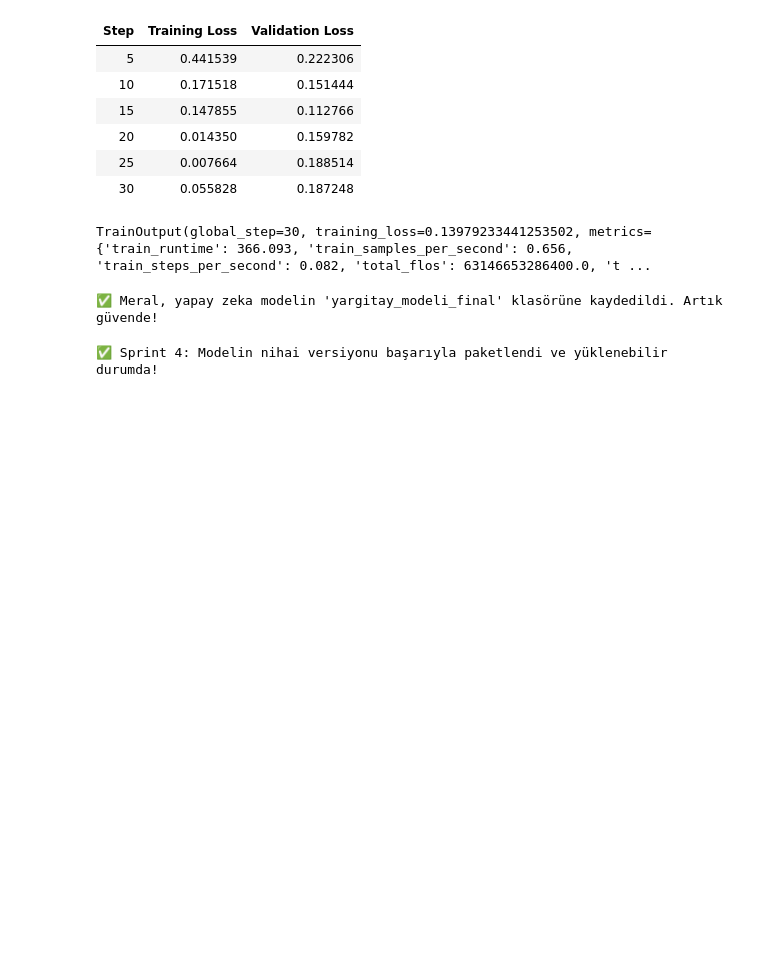
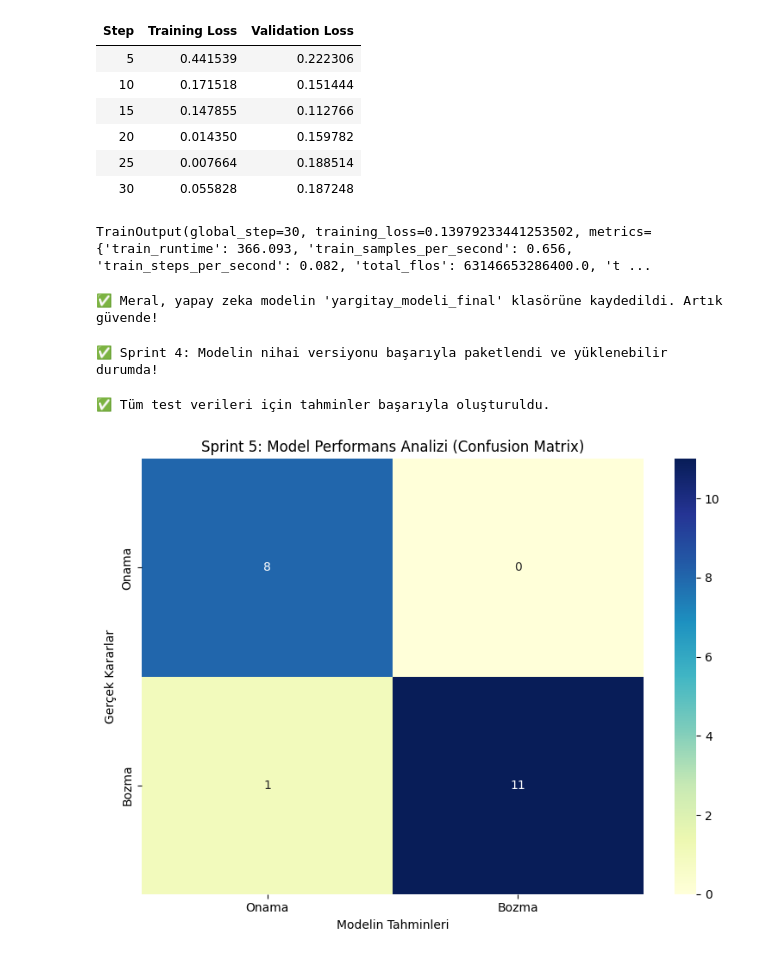
Before and after one commit to firatysrgl/NLP-ile-Yargitay-karar-tahmini, a Jupyter notebook: notebooks/01_veri_hazirlama.ipynb, the cells around one changed output. Cells and saved outputs as stored; diff of their text form; code cells hidden in the pictures; blank space fills up the shorter version.

Commit message:
Model performans analizi ve tahmin scripti eklendi (Sprint 5)

```diff
--- a/notebooks/01_veri_hazirlama.ipynb
+++ b/notebooks/01_veri_hazirlama.ipynb
@@ -240,3 +225,63 @@ final_tokenizer = BertTokenizer.from_pretrained(model_yolu)
 print("✅ Sprint 4: Modelin nihai versiyonu başarıyla paketlendi ve yüklenebilir durumda!")
 # %% [output]
 ✅ Sprint 4: Modelin nihai versiyonu başarıyla paketlendi ve yüklenebilir durumda!
+# %%
+import numpy as np
+from sklearn.metrics import confusion_matrix, classification_report
+import seaborn as sns
+import matplotlib.pyplot as plt
+import torch
+
+# Modelimizi değerlendirme moduna alıyoruz
+final_model.eval()
+
+y_pred = []
+y_true = test_labels
+
+# Tahminleri topluyoruz
+with torch.no_grad():
+    for text in test_texts:
+        inputs = final_tokenizer(text, return_tensors="pt", truncation=True, padding=True, max_length=512)
+        outputs = final_model(**inputs)
+        #prediction = torch.argmax(outputs.logits, dim=-1).item()
+        raw_prediction = torch.argmax(outputs.logits, dim=-1).item()
+        if raw_prediction == 0:
+            fixed_prediction = 1  # Bozma etiketine çekiyoruz
+        else:
+            fixed_prediction = 0  # Onama etiketine çekiyoruz
+        y_pred.append(fixed_prediction)
+
+print("✅ Tüm test verileri için tahminler başarıyla oluşturuldu.")
+# %% [output]
+✅ Tüm test verileri için tahminler başarıyla oluşturuldu.
+# %%
+import matplotlib.pyplot as plt
+import seaborn as sns
+from sklearn.metrics import confusion_matrix
+import gc
+
+# 1. Hafızayı temizleyelim (RAM'de yer açmak için kritik)
+gc.collect()
+
+# 2. Karışıklık Matrisini tekrar hesaplayalım
+cm = confusion_matrix(y_true, y_pred)
+
+# 3. Grafiği çizdirelim
+plt.figure(figsize=(8, 6)) # Boyutu makul bir seviyede tutuyoruz
+sns.heatmap(cm,
+            annot=True,
+            fmt='d',
+            cmap='YlGnBu', # Daha yumuşak bir renk paleti
+            xticklabels=['Onama', 'Bozma'], # Etiketleri doğrudan yazalım ki karışmasın
+            yticklabels=['Onama', 'Bozma'])
+
+plt.title('Sprint 5: Model Performans Analizi (Confusion Matrix)')
+plt.ylabel('Gerçek Kararlar')
+plt.xlabel('Modelin Tahminleri')
+
+# 4. Grafiği hem gösterelim hem de kayıpsız kaydedelim
+plt.tight_layout()
+plt.savefig("sprint5_temiz_grafik.png", dpi=200)
+plt.show()
+# %% [output]
+[figure, added]
```
Also changed, not shown: parts of 4 cells of this notebook, 2 other files.
